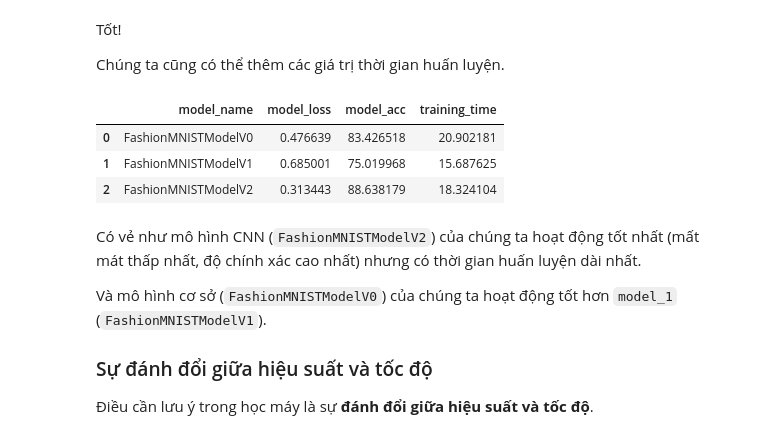
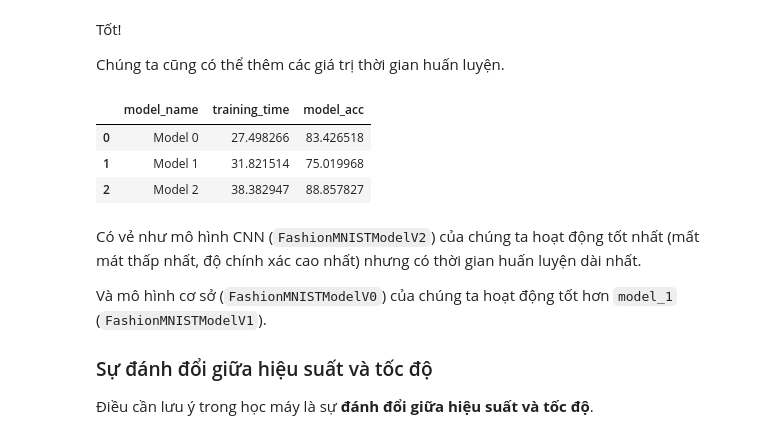
Before and after one commit to kilkuwu/pytorch-deep-learning, a Jupyter notebook: lessons/03/lesson.ipynb, the cells around one changed output. Saved outputs shown, nothing was run; the diff lists cells and outputs as text; code cells hidden in the pictures.

```diff
--- a/lessons/03/lesson.ipynb
+++ b/lessons/03/lesson.ipynb
@@ -1503,15 +1489,23 @@ Tốt!
 Chúng ta cũng có thể thêm các giá trị thời gian huấn luyện.
 # %%
 # Add training times to results comparison
+import pandas as pd;
+compare_results = pd.DataFrame()
+compare_results["model_name"] = ["Model 0", "Model 1", "Model 2"]
 compare_results["training_time"] = [total_train_time_model_0,
                                     total_train_time_model_1,
                                     total_train_time_model_2]
+compare_results["model_acc"] = [
+    model_0_results['model_acc'],
+    model_1_results['model_acc'],
+    model_2_results['model_acc']
+]
 compare_results
 # %% [output]
-|  | model_name | model_loss | model_acc | training_time |
-| 0 | FashionMNISTModelV0 | 0.476639 | 83.426518 | 20.902181 |
-| 1 | FashionMNISTModelV1 | 0.685001 | 75.019968 | 15.687625 |
-| 2 | FashionMNISTModelV2 | 0.313443 | 88.638179 | 18.324104 |
+|  | model_name | training_time | model_acc |
+| 0 | Model 0 | 27.498266 | 83.426518 |
+| 1 | Model 1 | 31.821514 | 75.019968 |
+| 2 | Model 2 | 38.382947 | 88.857827 |
 # %% [markdown]
 Có vẻ như mô hình CNN (`FashionMNISTModelV2`) của chúng ta hoạt động tốt nhất (mất mát thấp nhất, độ chính xác cao nhất) nhưng có thời gian huấn luyện dài nhất.
 
```
Also changed, not shown: parts of 20 cells of this notebook.
